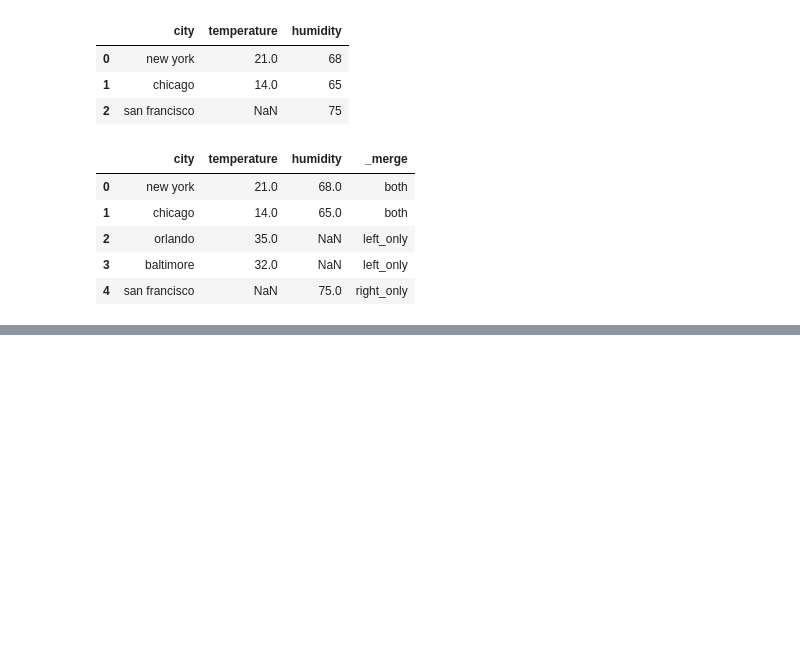
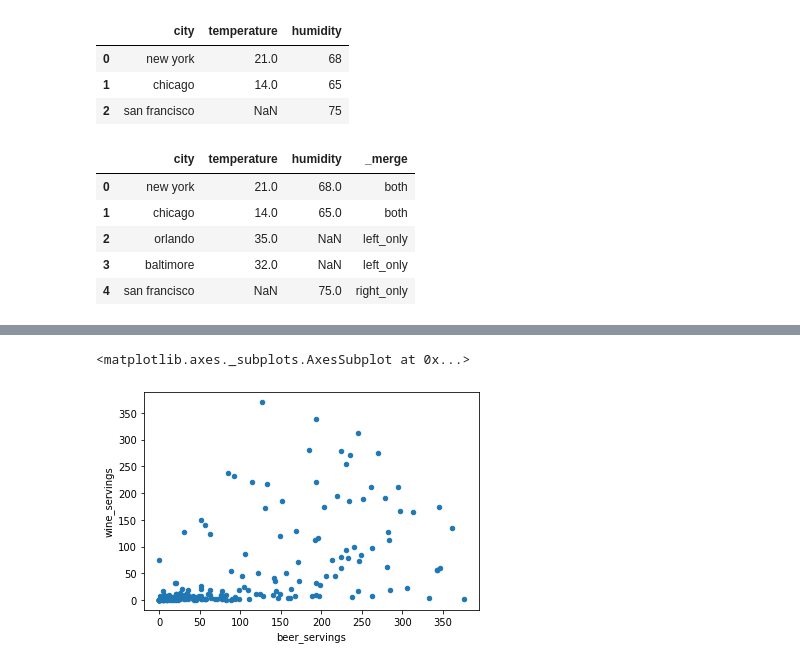
Before and after one commit to shmehta21/Pandas_demo, a Jupyter notebook: pandas.ipynb, the cells around one changed output, grey strips where cells are left out. Cells and saved outputs as stored; diff of their text form; code cells hidden in the pictures; blank space fills up the shorter version.

```diff
--- a/pandas.ipynb
+++ b/pandas.ipynb
@@ -1587,0 +1823,4 @@ df7#takes common + all uncommon ones from both left and right df's and marks its
+# %%
+#Using apply method on a DataFrame
+drinks = pd.read_csv('http://bit.ly/drinksbycountry')
+drinks.head()
@@ -1587,0 +1929,5 @@ df7#takes common + all uncommon ones from both left and right df's and marks its
+# %%
+drinks.plot.scatter(x='beer_servings',y='wine_servings') #scatter plot of numeric values
+# %% [output]
+<matplotlib.axes._subplots.AxesSubplot at 0x...>
+[figure, added]
```
Also changed, not shown: parts of 42 cells of this notebook, 1 other file.
